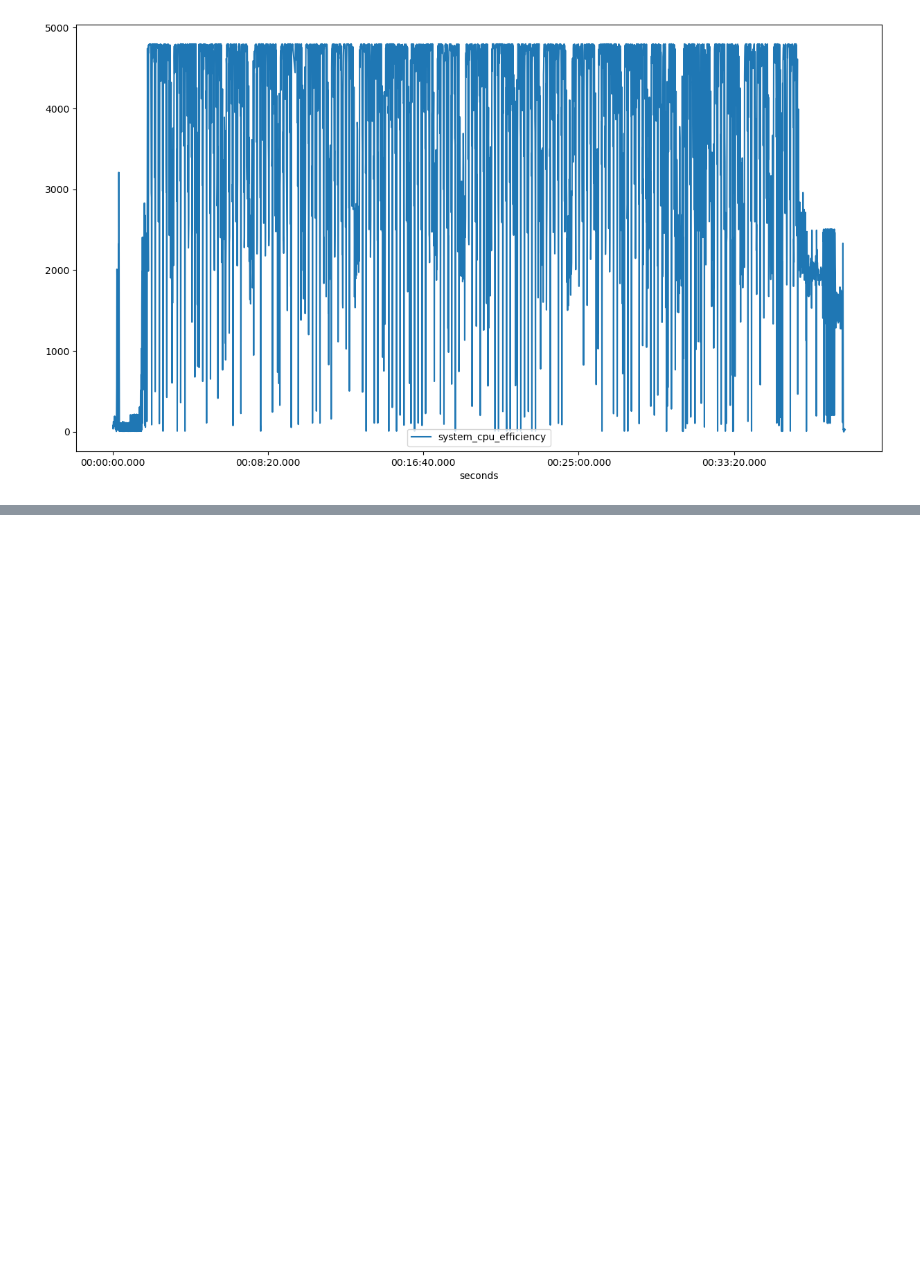
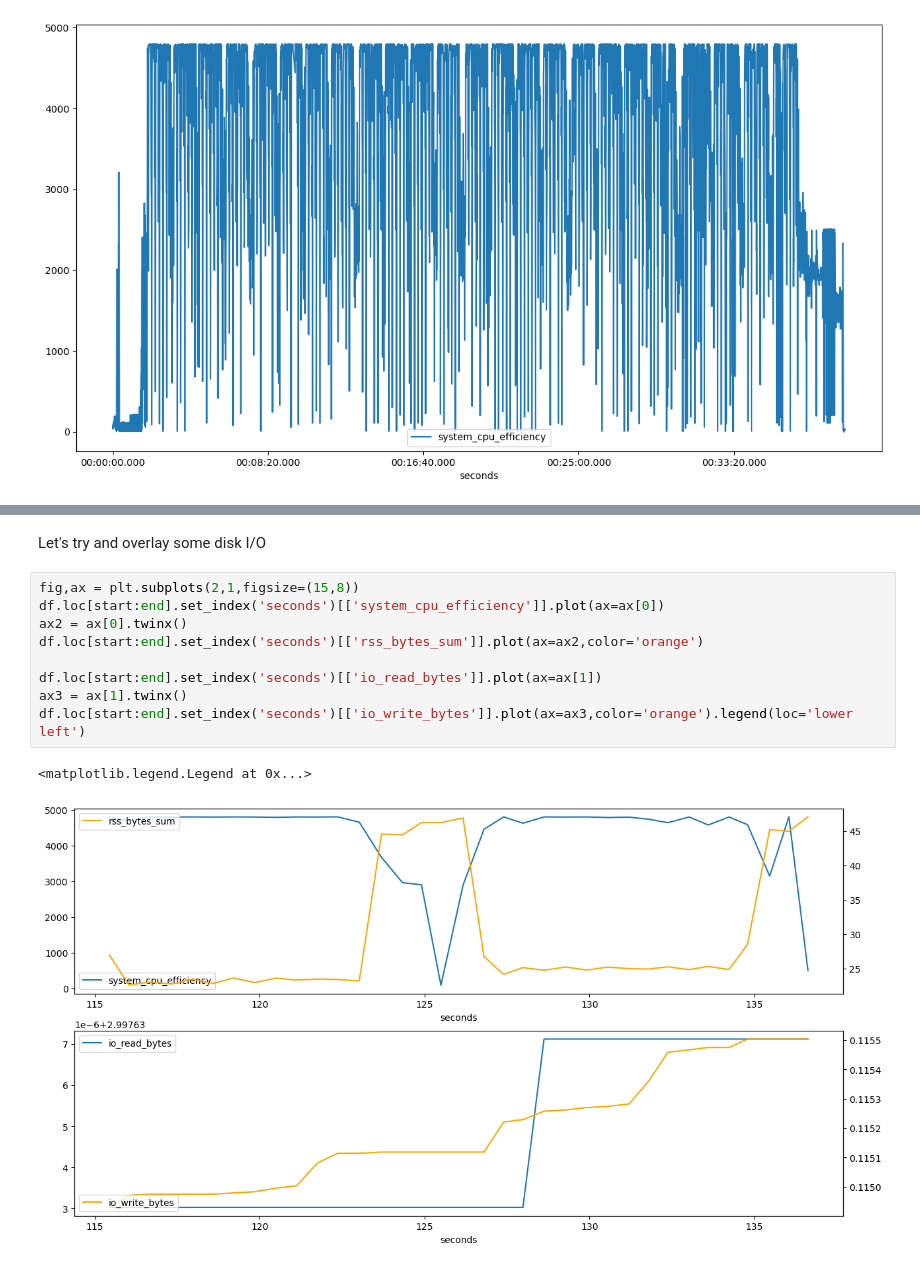
Before and after one commit to 21centuryweather/UM_config_tools, a Jupyter notebook: notebooks/Plot_HPC_Dashboard_logs.ipynb, the cells around one changed output, grey strips where cells are left out. Cells and saved outputs as stored; diff of their text form; blank space fills up the shorter version.

```diff
--- a/notebooks/Plot_HPC_Dashboard_logs.ipynb
+++ b/notebooks/Plot_HPC_Dashboard_logs.ipynb
@@ -88,0 +275,14 @@ TimedeltaIndex(['0 days', '1 days', '2 days', '3 days', '4 days'], dtype='timede
+# %% [markdown]
+Let's try and overlay some disk I/O
+# %%
+fig,ax = plt.subplots(2,1,figsize=(15,8))
+df.loc[start:end].set_index('seconds')[['system_cpu_efficiency']].plot(ax=ax[0])
+ax2 = ax[0].twinx()
+df.loc[start:end].set_index('seconds')[['rss_bytes_sum']].plot(ax=ax2,color='orange')
+
+df.loc[start:end].set_index('seconds')[['io_read_bytes']].plot(ax=ax[1])
+ax3 = ax[1].twinx()
+df.loc[start:end].set_index('seconds')[['io_write_bytes']].plot(ax=ax3,color='orange').legend(loc='lower left')
+# %% [output]
+<matplotlib.legend.Legend at 0x...>
+[figure, added]
```
Also changed, not shown: parts of 25 cells of this notebook.
